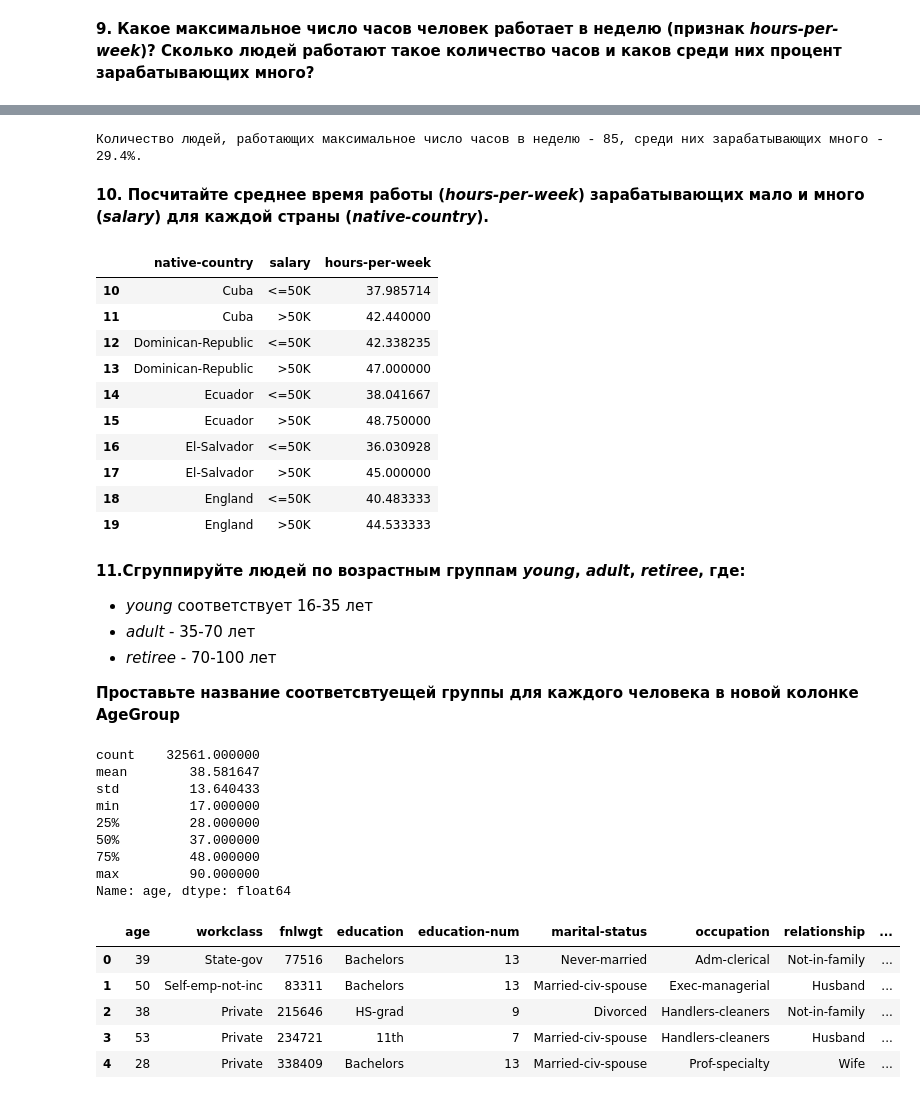
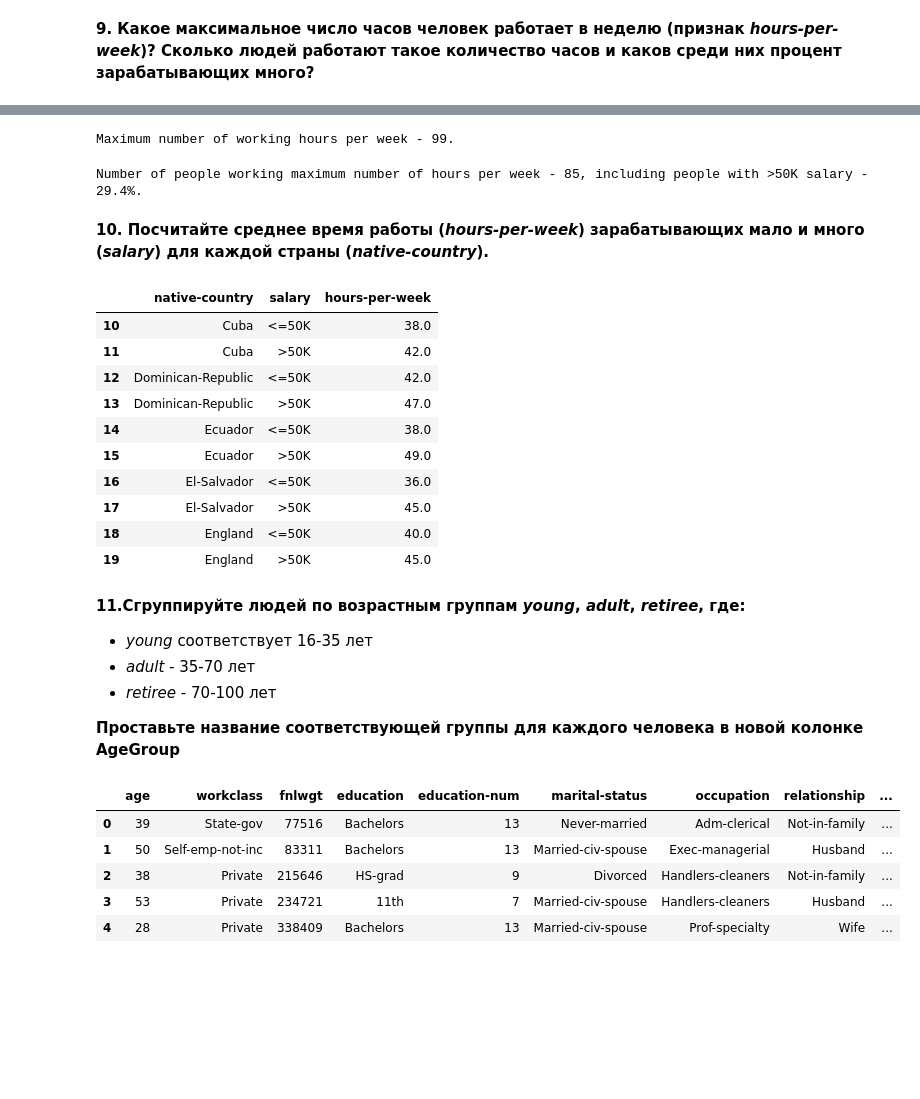
Before and after one commit to OlgaAlam/BigData_DE_Trainee, a Jupyter notebook: assignment_pandas_Telegina.ipynb, the cells around one changed output, grey strips where cells are left out. Cells and saved outputs as stored; diff of their text form; code cells hidden in the pictures; blank space fills up the shorter version.

```diff
--- a/assignment_pandas_Telegina.ipynb
+++ b/assignment_pandas_Telegina.ipynb
@@ -201,49 +140,45 @@ data.groupby(by=['hours-per-week', 'salary'], as_index=False)[['salary']].value_
+# %%
+max_hours_per_week = data['hours-per-week'].max()
+print(f'Maximum number of working hours per week - {max_hours_per_week}.')
+# %% [output]
+Maximum number of working hours per week - 99.
 # %%
+#Number of people who work maximum number of hours per week
 num_max_hours = data['hours-per-week'][data['hours-per-week'] == max_hours_per_week].count()
+
+#Number of people working maximum number of hours per week and have >50K salary
 num_max_hours_50Kmore = data['hours-per-week'][(data['hours-per-week'] == max_hours_per_week) & (data['salary'] == '>50K')].count()
+
 percentage_50Kmore_max_hours = (num_max_hours_50Kmore / num_max_hours * 100).round(1)
-
-print(f'Количество людей, работающих максимальное число часов в неделю - {num_max_hours}, \
-среди них зарабатывающих много - {percentage_50Kmore_max_hours}%.')
+print(f'Number of people working maximum number of hours per week - {num_max_hours}, \
+including people with >50K salary - {percentage_50Kmore_max_hours}%.')
 # %% [output]
-Количество людей, работающих максимальное число часов в неделю - 85, среди них зарабатывающих много - 29.4%.
+Number of people working maximum number of hours per week - 85, including people with >50K salary - 29.4%.
 # %% [markdown]
 **10. Посчитайте среднее время работы (*hours-per-week*) зарабатывающих мало и много (*salary*) для каждой страны (*native-country*).**
 # %%
-# your code
-avg_hours_per_week = data.groupby(by=['native-country', 'salary'], as_index=False)[['hours-per-week']].mean()
+#Average number of hours per week grouped by native-country and salary
+avg_hours_per_week = data.groupby(by=['native-country', 'salary'], as_index=False)[['hours-per-week']].mean().round(0)
 avg_hours_per_week[10:20]
 # %% [output]
 |  | native-country | salary | hours-per-week |
-| 10 | Cuba | <=50K | 37.985714 |
-| 11 | Cuba | >50K | 42.440000 |
-| 12 | Dominican-Republic | <=50K | 42.338235 |
-| 13 | Dominican-Republic | >50K | 47.000000 |
-| 14 | Ecuador | <=50K | 38.041667 |
-| 15 | Ecuador | >50K | 48.750000 |
-| 16 | El-Salvador | <=50K | 36.030928 |
-| 17 | El-Salvador | >50K | 45.000000 |
-| 18 | England | <=50K | 40.483333 |
-| 19 | England | >50K | 44.533333 |
+| 10 | Cuba | <=50K | 38.0 |
+| 11 | Cuba | >50K | 42.0 |
+| 12 | Dominican-Republic | <=50K | 42.0 |
+| 13 | Dominican-Republic | >50K | 47.0 |
+| 14 | Ecuador | <=50K | 38.0 |
+| 15 | Ecuador | >50K | 49.0 |
+| 16 | El-Salvador | <=50K | 36.0 |
+| 17 | El-Salvador | >50K | 45.0 |
+| 18 | England | <=50K | 40.0 |
+| 19 | England | >50K | 45.0 |
 # %% [markdown]
 **11.Сгруппируйте людей по возрастным группам *young*, *adult*, *retiree*, где:**
 * *young* соответствует 16-35 лет
 * *adult* - 35-70 лет
 * *retiree* - 70-100 лет
 
-**Проставьте название соответсвтуещей группы для каждого человека в новой колонке AgeGroup**
+**Проставьте название соответствующей группы для каждого человека в новой колонке AgeGroup**
-# %%
-data.age.describe()
-# %% [output]
-count    32561.000000
-mean        38.581647
-std         13.640433
-min         17.000000
-25%         28.000000
-50%         37.000000
-75%         48.000000
-max         90.000000
-Name: age, dtype: float64
 # %%
 data2 = data.copy()
 # %%
```
Also changed, not shown: parts of 36 cells of this notebook, 2 other files.
